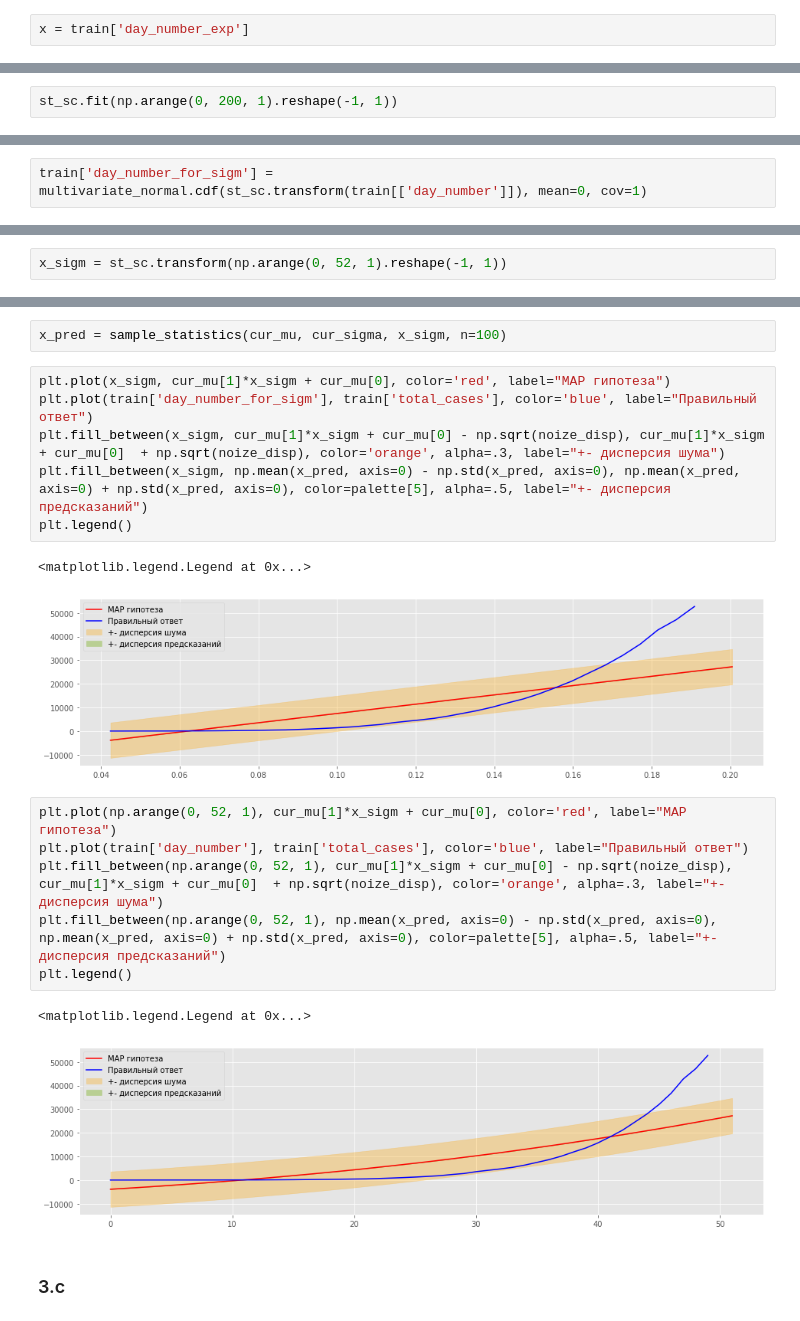
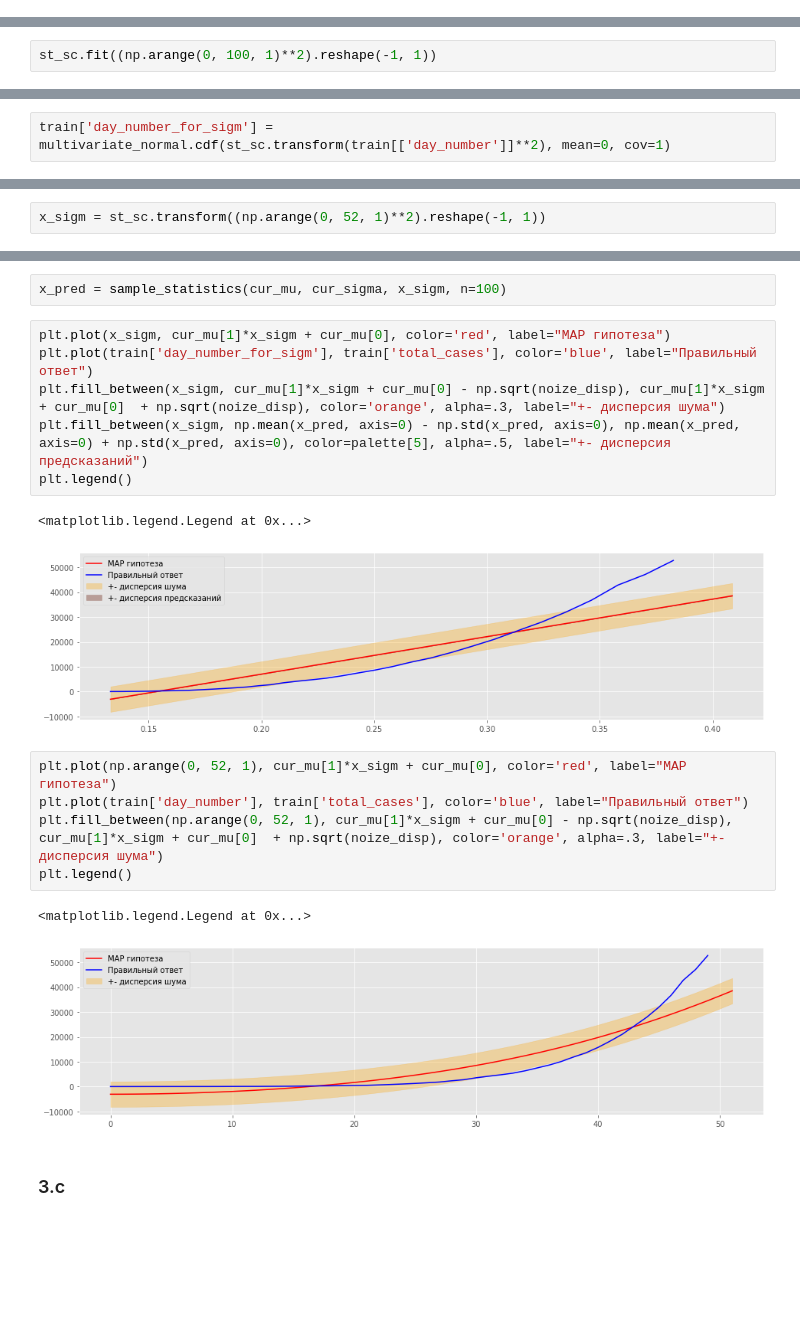
Before and after one commit to akoshel/MADE, a Jupyter notebook: Part_2/Advanced_ML/HW1/HW1_koshelev.ipynb, the cells around one changed output, grey strips where cells are left out. Cells and saved outputs as stored; diff of their text form; blank space fills up the shorter version.

```diff
--- a/Part_2/Advanced_ML/HW1/HW1_koshelev.ipynb
+++ b/Part_2/Advanced_ML/HW1/HW1_koshelev.ipynb
@@ -167,8 +168,6 @@ def plot_predictions(xs, mu, x, points):
 for i in range(train.shape[0]):
     x, y = train['day_number_exp'].iloc[i], train['total_cases'].iloc[i]
     cur_mu, cur_sigma = bayesian_update(cur_mu, cur_sigma, x, y)
-# %%
-x = train['day_number_exp']
 # %%
 errors = []
 for i in range(50):
@@ -292,11 +293,11 @@ plt.legend()
 # %%
 st_sc = StandardScaler()
 # %%
-st_sc.fit(np.arange(0, 200, 1).reshape(-1, 1))
+st_sc.fit((np.arange(0, 100, 1)**2).reshape(-1, 1))
 # %% [output]
 StandardScaler()
 # %%
-train['day_number_for_sigm'] = multivariate_normal.cdf(st_sc.transform(train[['day_number']]), mean=0, cov=1)
+train['day_number_for_sigm'] = multivariate_normal.cdf(st_sc.transform(train[['day_number']]**2), mean=0, cov=1)
 # %% [markdown]
 ### 3.b
 # %%
@@ -307,7 +308,7 @@ for i in range(train.shape[0]):
     x, y = train['day_number_for_sigm'].iloc[i], train['total_cases'].iloc[i]
     cur_mu, cur_sigma = bayesian_update(cur_mu, cur_sigma, x, y)
 # %%
-x_sigm = st_sc.transform(np.arange(0, 52, 1).reshape(-1, 1))
+x_sigm = st_sc.transform((np.arange(0, 52, 1)**2).reshape(-1, 1))
 # %%
 x_sigm = multivariate_normal.cdf(x_sigm.reshape(1, -1)[0], mean=0, cov=1)
 # %%
@@ -334,16 +335,15 @@ plt.fill_between(x_sigm, np.mean(x_pred, axis=0) - np.std(x_pred, axis=0), np.me
 plt.legend()
 # %% [output]
 <matplotlib.legend.Legend at 0x...>
-[figure, old version]
+[figure, new version]
 # %%
 plt.plot(np.arange(0, 52, 1), cur_mu[1]*x_sigm + cur_mu[0], color='red', label="MAP гипотеза")
 plt.plot(train['day_number'], train['total_cases'], color='blue', label="Правильный ответ")
 plt.fill_between(np.arange(0, 52, 1), cur_mu[1]*x_sigm + cur_mu[0] - np.sqrt(noize_disp), cur_mu[1]*x_sigm + cur_mu[0]  + np.sqrt(noize_disp), color='orange', alpha=.3, label="+- дисперсия шума")
-plt.fill_between(np.arange(0, 52, 1), np.mean(x_pred, axis=0) - np.std(x_pred, axis=0), np.mean(x_pred, axis=0) + np.std(x_pred, axis=0), color=palette[5], alpha=.5, label="+- дисперсия предсказаний")
 plt.legend()
 # %% [output]
 <matplotlib.legend.Legend at 0x...>
-[figure, old version]
+[figure, new version]
 # %% [markdown]
 ### 3.c
 # %%
```
Also changed, not shown: parts of 19 cells of this notebook.
